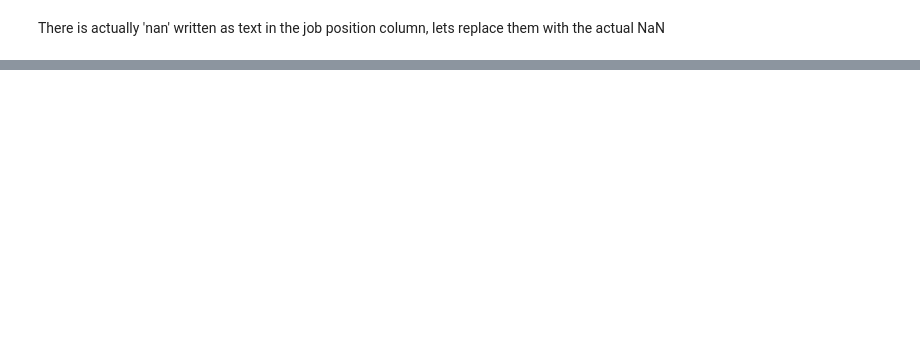
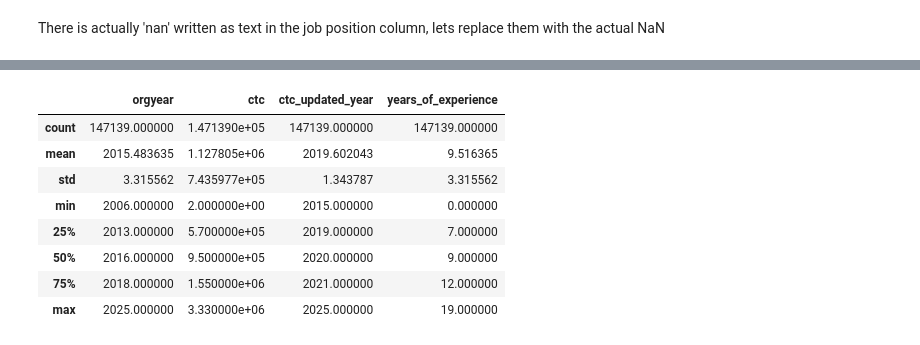
Before and after one commit to mayankbrn/9.12_Clustering_learners, a Jupyter notebook: Clustering_learners.ipynb, the cells around one changed output, grey strips where cells are left out. Saved outputs shown, nothing was run; the diff lists cells and outputs as text; code cells hidden in the pictures; blank space fills up the shorter version.

```diff
--- a/Clustering_learners.ipynb
+++ b/Clustering_learners.ipynb
@@ -391,0 +505,3 @@ dtype: object
+# %%
+df.drop_duplicates(inplace=True)
+df.shape
@@ -391,0 +512,4 @@ dtype: object
+# %%
+#CTC updated year check , if older than the Org year than update with org tear
+df['ctc_updated_year'] = df.apply(lambda x : x['orgyear'] if x['ctc_updated_year'] < x['orgyear'] else x['ctc_updated_year'], axis =1)
+# axis = 1 since we want to apply the fucntion on each row instead of each column
@@ -391,0 +528,3 @@ dtype: object
+# %%
+df['job_position'] = df['job_position'].fillna('Others')
+df.isna().sum()
@@ -391,0 +555,3 @@ dtype: object
+# %%
+df['years_of_experience'] = 2025 - df['orgyear']
+df['years_of_experience'].head()
@@ -391,0 +587,12 @@ dtype: object
+# %%
+df.describe()
+# %% [output]
+|  | orgyear | ctc | ctc_updated_year | years_of_experience |
+| count | 147139.000000 | 1.471390e+05 | 147139.000000 | 147139.000000 |
+| mean | 2015.483635 | 1.127805e+06 | 2019.602043 | 9.516365 |
+| std | 3.315562 | 7.435977e+05 | 1.343787 | 3.315562 |
+| min | 2006.000000 | 2.000000e+00 | 2015.000000 | 0.000000 |
+| 25% | 2013.000000 | 5.700000e+05 | 2019.000000 | 7.000000 |
+| 50% | 2016.000000 | 9.500000e+05 | 2020.000000 | 9.000000 |
+| 75% | 2018.000000 | 1.550000e+06 | 2021.000000 | 12.000000 |
+| max | 2025.000000 | 3.330000e+06 | 2025.000000 | 19.000000 |
```
Also changed, not shown: parts of 29 cells of this notebook.
